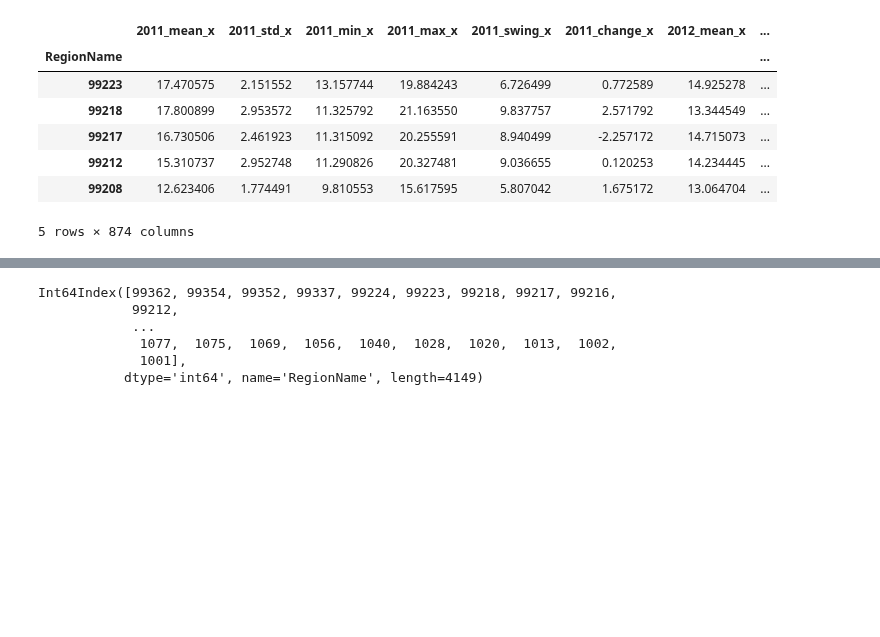
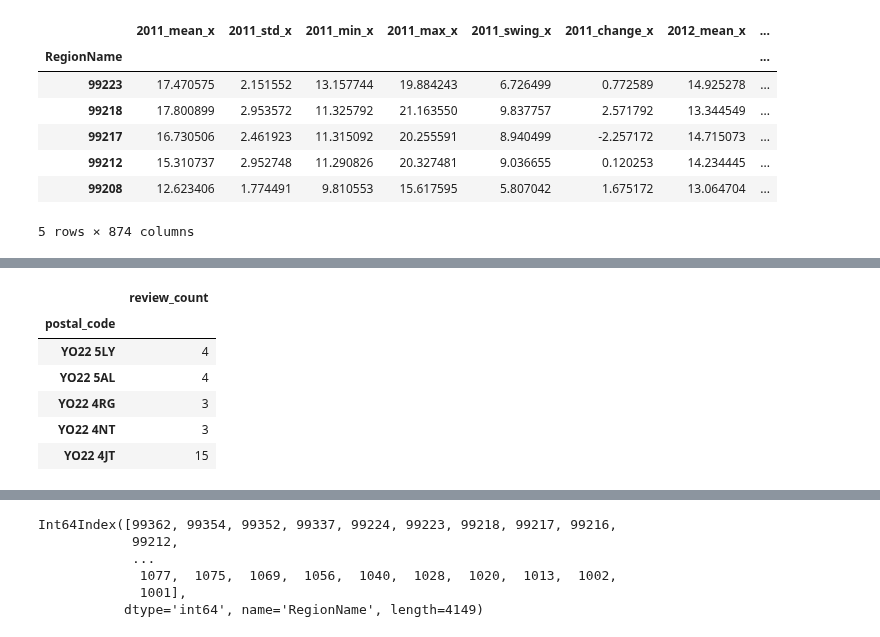
Before and after one commit to kthoward/Thinkful, a Jupyter notebook: Final_Capstone/Notebooks/Condensed_project_add_yelp.ipynb, the cells around one changed output, grey strips where cells are left out. Cells and saved outputs as stored; diff of their text form; code cells hidden in the pictures; blank space fills up the shorter version.

```diff
--- a/Final_Capstone/Notebooks/Condensed_project_add_yelp.ipynb
+++ b/Final_Capstone/Notebooks/Condensed_project_add_yelp.ipynb
@@ -477,0 +488,10 @@ df_yelp_business.head(50)
+# %%
+df_yelp_business_merge.head()
+# %% [output]
+|  | review_count |
+| postal_code |  |
+| YO22 5LY | 4 |
+| YO22 5AL | 4 |
+| YO22 4RG | 3 |
+| YO22 4NT | 3 |
+| YO22 4JT | 15 |
```
Also changed, not shown: parts of 28 cells of this notebook.
